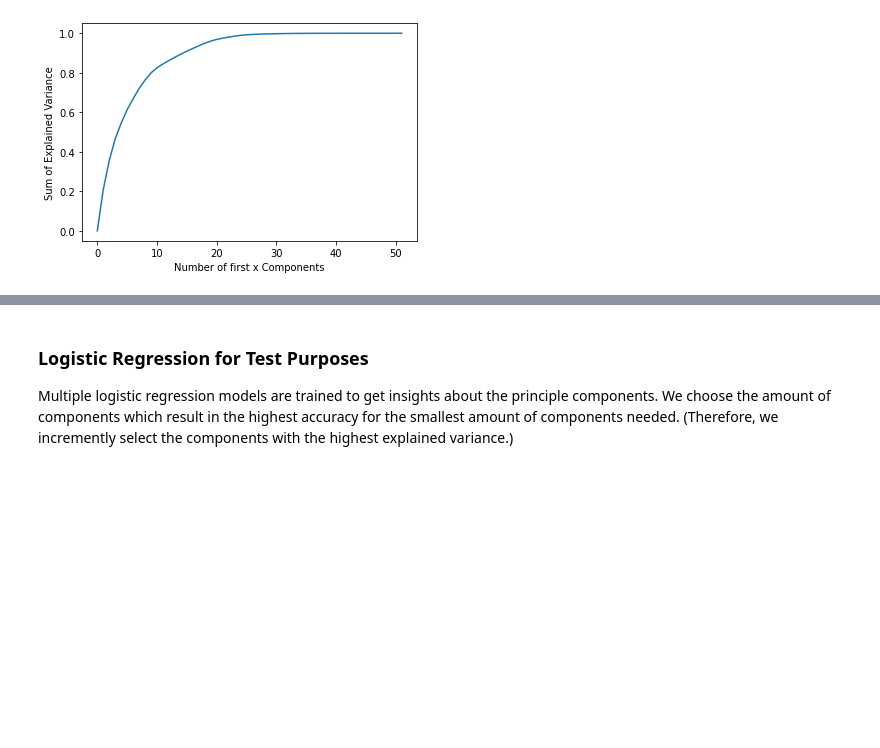
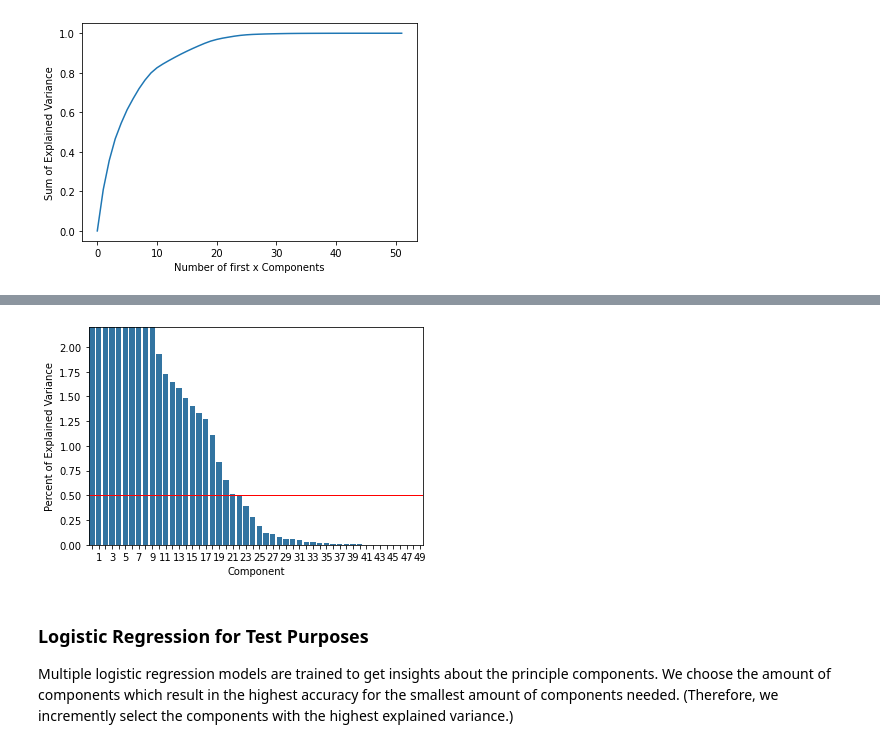
Before and after one commit to Irish-77/ddos-dompteure, a Jupyter notebook: data_preparation.ipynb, the cells around one changed output, grey strips where cells are left out. Saved outputs shown, nothing was run; the diff lists cells and outputs as text; code cells hidden in the pictures; blank space fills up the shorter version.

```diff
--- a/data_preparation.ipynb
+++ b/data_preparation.ipynb
@@ -74,3 +90,13 @@ axes.set(xlabel = 'Number of first x Components', ylabel = 'Sum of Explained Var
+# %%
+axes = sns.barplot(x=list(range(0, len(pca.explained_variance_ratio_)-2)), y=pca.explained_variance_ratio_[:-2]*100, color=mcolors.TABLEAU_COLORS['tab:blue'])
+axes.axhline(0.5, color='r', linewidth=1)
+for label in axes.xaxis.get_ticklabels()[::2]:
+    label.set_visible(False)
+ymin, ymax = plt.ylim()
+plt.ylim(ymin * 0.1, ymax * 0.1)
+axes.set(xlabel = 'Component', ylabel = 'Percent of Explained Variance');
+# %% [output]
+[figure, added]
 # %%
 # rename columns with PC-{#component}
 col_names = []
```
Also changed, not shown: parts of 3 cells of this notebook, 3 other files.
